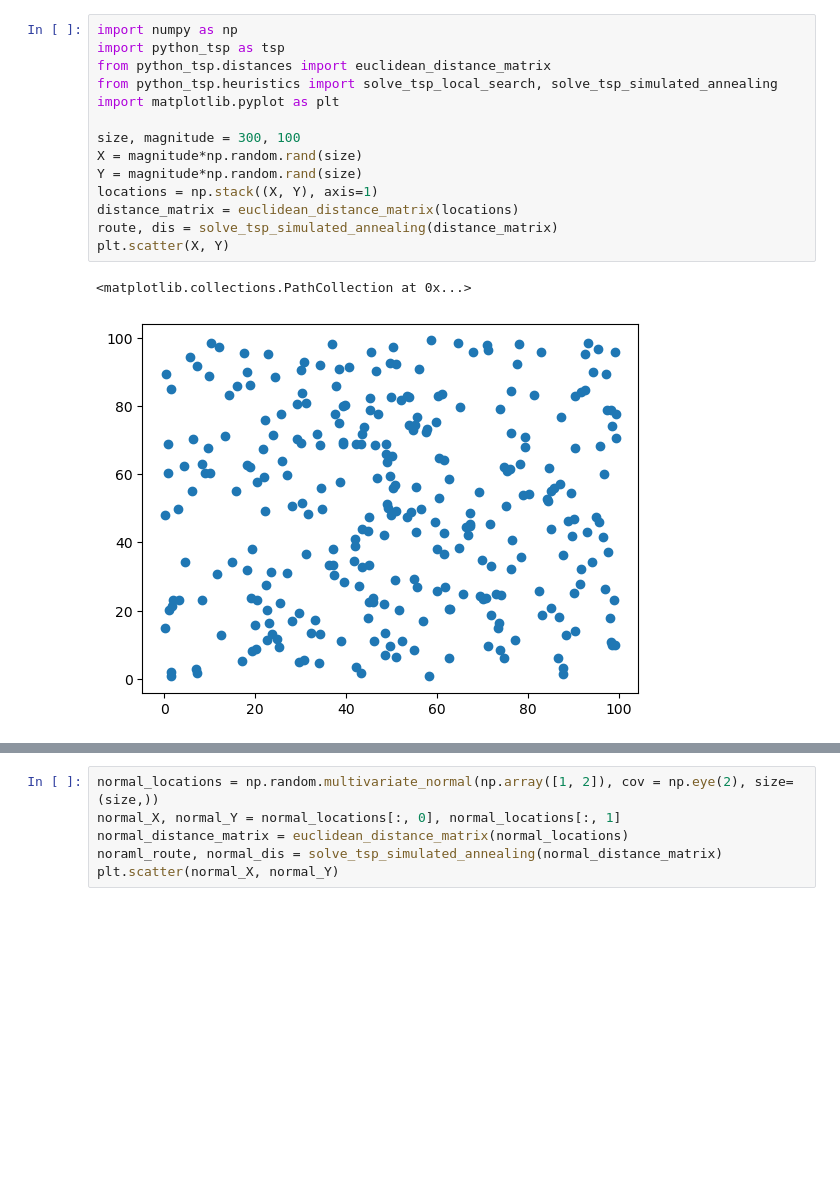
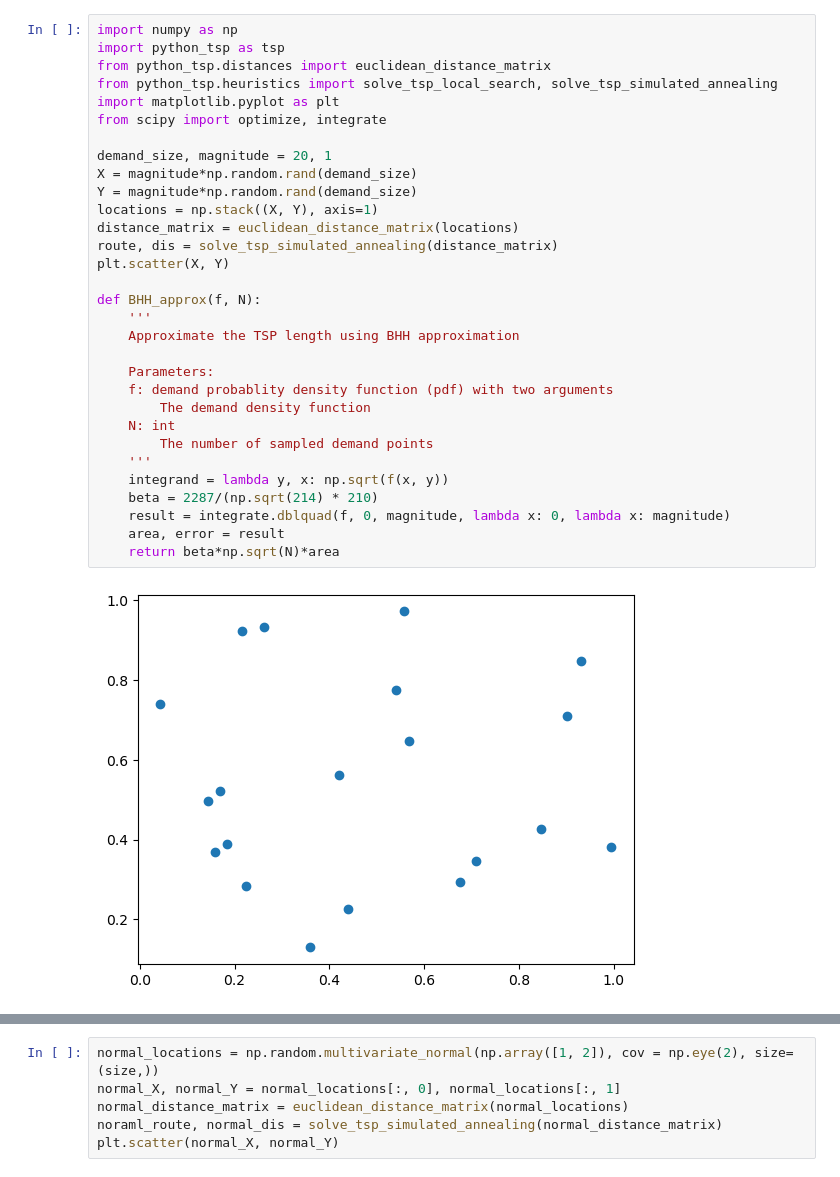
Before and after one commit to TongQM/routedesign, a Jupyter notebook: routedesign.ipynb, the cells around one changed output, grey strips where cells are left out. Cells and saved outputs as stored; diff of their text form; blank space fills up the shorter version.

Commit message:
modified the plot labels etc to make it easier to understand, replot some graphs

```diff
--- a/routedesign.ipynb
+++ b/routedesign.ipynb
@@ -1,20 +1,36 @@
 # %%
 import numpy as np
 import python_tsp as tsp
 from python_tsp.distances import euclidean_distance_matrix
 from python_tsp.heuristics import solve_tsp_local_search, solve_tsp_simulated_annealing
 import matplotlib.pyplot as plt
+from scipy import optimize, integrate
 
-size, magnitude = 300, 100
-X = magnitude*np.random.rand(size)
-Y = magnitude*np.random.rand(size)
+demand_size, magnitude = 20, 1
+X = magnitude*np.random.rand(demand_size)
+Y = magnitude*np.random.rand(demand_size)
 locations = np.stack((X, Y), axis=1)
 distance_matrix = euclidean_distance_matrix(locations)
 route, dis = solve_tsp_simulated_annealing(distance_matrix)
 plt.scatter(X, Y)
+
+def BHH_approx(f, N):
+    '''
+    Approximate the TSP length using BHH approximation
+
+    Parameters:
+    f: demand probablity density function (pdf) with two arguments
+        The demand density function
+    N: int
+        The number of sampled demand points
+    '''
+    integrand = lambda y, x: np.sqrt(f(x, y))
+    beta = 2287/(np.sqrt(214) * 210)
+    result = integrate.dblquad(f, 0, magnitude, lambda x: 0, lambda x: magnitude)
+    area, error = result
+    return beta*np.sqrt(N)*area
 # %% [output]
-<matplotlib.collections.PathCollection at 0x...>
-[figure, old version]
+[figure, new version]
 # %%
 def plot_routes(X, Y, locations, route, tsp_dis, wlk_dis=0):
     fig = plt.figure()
```
Also changed, not shown: parts of 6 cells of this notebook, 21 other files.
